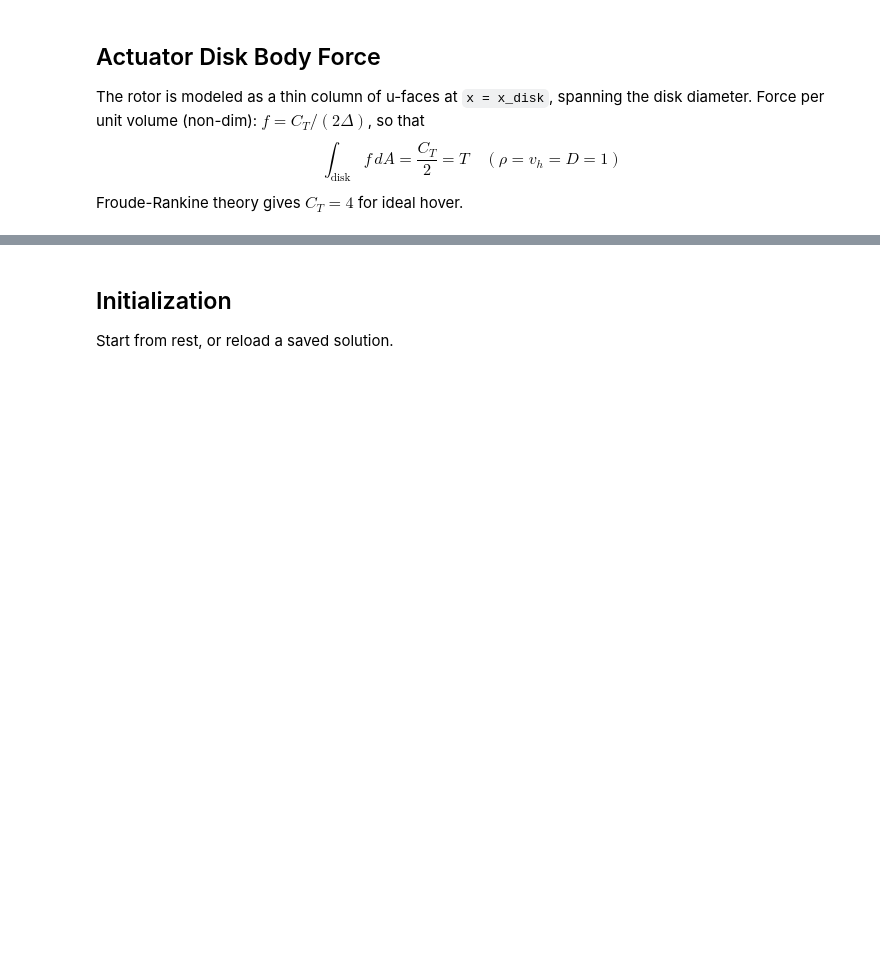
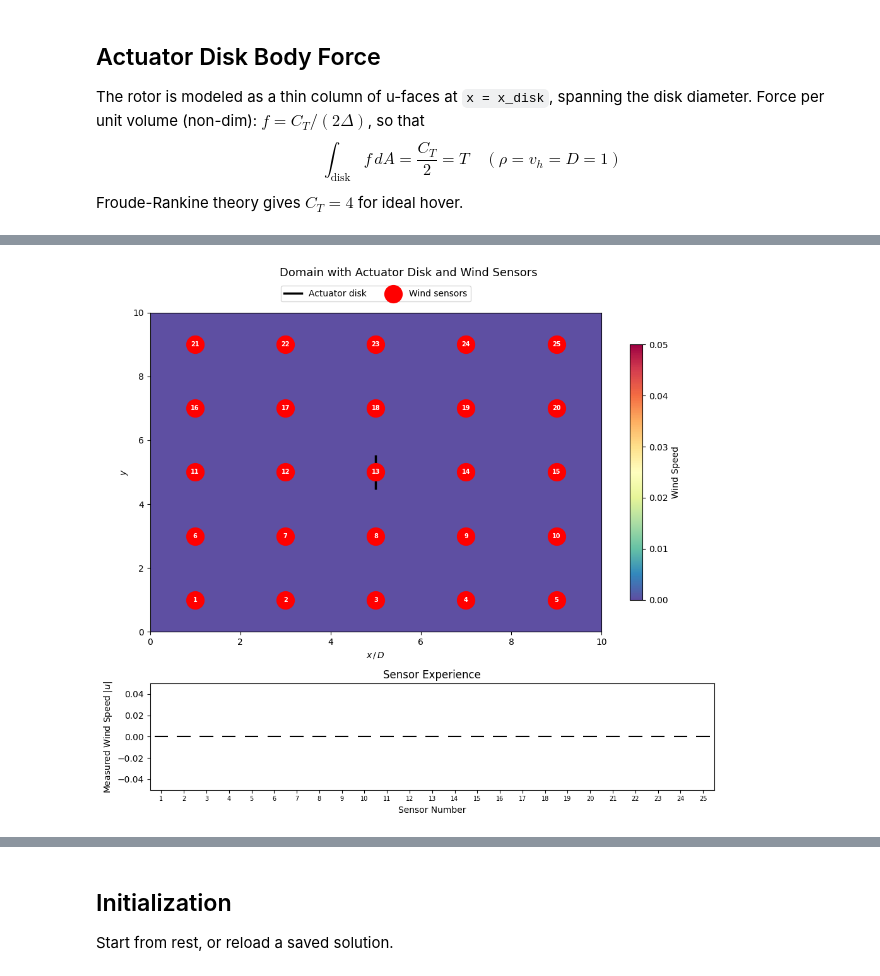
Before and after one commit to jadenmecham/ME-793-CFD, a Jupyter notebook: project_3/project_3.ipynb, the cells around one changed output, grey strips where cells are left out. Drawn from its saved outputs; the diff is of its cells as text; code cells hidden in the pictures; blank space fills up the shorter version.

```diff
--- a/project_3/project_3.ipynb
+++ b/project_3/project_3.ipynb
@@ -41,20 +41,20 @@ D     = 1.0          # Disk diameter (length scale)
 visc  = v_h * D / Re # kinematic viscosity
 
 # --- Domain ---
-xL, xR = 0.0, 8.0   # 8D wide
-yB, yT = 0.0, 4.0   # 4D tall
+xL, xR = 0.0, 10.0  # 10D wide
+yB, yT = 0.0, 10.0  # 10D tall
 Lx = xR - xL
 Ly = yT - yB
 
 # --- Disk geometry ---
-x_disk  = 2.0        # disk x-position (2D from left wall)
-y_lo    = 1.5        # disk lower edge (centered: y_center = 2.0, D = 1)
-y_hi    = 2.5        # disk upper edge
+x_disk  = 5.0        # disk x-position (domain centre)
+y_lo    = 4.5        # disk lower edge (centred: y_center = 5.0, D = 1)
+y_hi    = 5.5        # disk upper edge
 
 # --- Grid (square cells: dx = dy = delta) ---
-ny     = 64
-delta  = Ly / ny     # cell size = 4/64 = 0.0625
-nx     = int(round(Lx / delta))  # = 128
+ny     = 100
+delta  = Ly / ny     # cell size = 10/100 = 0.1  →  D/delta = 10 cells
+nx     = int(round(Lx / delta))  # = 1000
 dx = dy = delta
 
 # --- DOFs ---
@@ -72,6 +72,7 @@ end_time = 10
 max_step = int(end_time / dt)
 
 print(f'Grid: nx={nx}, ny={ny},  delta={delta:.5f}')
+print(f'D/delta = {D/delta:.0f} cells across disk diameter')
 print(f'dt={dt:.6f},  max_step={max_step},  end_time={end_time:.1f}')
 print(f'Re={Re},  visc={visc:.5f},  C_T={C_T}')
 # %% [output]
@@ -178,0 +186,80 @@ Thrust integral = 2.000000  (expected C_T/2 = 2.0)
+# %%
+# ── geometry for this check ──────────────────────────────────────────
+x_disk_mid = (xL + xR) / 2          # 5.0  (domain centre)
+y_center   = (y_lo + y_hi) / 2      # 5.0
+disk_half  = (y_hi - y_lo) / 2      # 0.5
+
+# ── sensor grid: 5×5 at x, y ∈ {1, 3, 5, 7, 9} ──────────────────────
+grid_coords = np.array([1, 3, 5, 7, 9], dtype=float)
+SX, SY = np.meshgrid(grid_coords, grid_coords)  # x varies fastest
+sensor_xs = SX.flatten()   # shape (25,)
+sensor_ys = SY.flatten()
+n_sensors = len(sensor_xs)
+
+# ── free-flow field (prop off = zero velocity everywhere) ─────────────
+U_free = np.zeros(n_vel)
+P_free = np.zeros(n_cells)
+u_free, v_free, _ = ad.extract_fields(U_free, P_free, ip, iu, iv, nx, ny)
+
+# ── sample |u| at each sensor via nearest-neighbour on u-face grid ────
+sensor_speeds = np.zeros(n_sensors)
+for k, (sx, sy) in enumerate(zip(sensor_xs, sensor_ys)):
+    ix = np.argmin(np.abs(xu - sx))
+    iy = np.argmin(np.abs(yu - sy))
+    sensor_speeds[k] = abs(u_free[ix, iy])
+
+# ── figure ────────────────────────────────────────────────────────────
+fig, (ax_map, ax_wind) = plt.subplots(
+    2, 1, figsize=(10, 9),
+    gridspec_kw={'height_ratios': [3, 1]}
+)
+fig.suptitle('Domain with Actuator Disk and Wind Sensors', fontsize=13)
+
+# TOP — u-velocity heatmap
+im = ax_map.imshow(
+    np.abs(u_free).T,
+    origin='lower', aspect='auto',
+    extent=[xL, xR, yB, yT],
+    cmap='Spectral_r', vmin=0, vmax=0.05
+)
+plt.colorbar(im, ax=ax_map, label='Wind Speed', shrink=0.8)
+
+# disk: solid black vertical line
+ax_map.plot(
+    [x_disk_mid, x_disk_mid],
+    [y_center - disk_half, y_center + disk_half],
+    'k-', linewidth=2.5, label='Actuator disk'
+)
+
+# sensors: numbered red dots
+ax_map.scatter(sensor_xs, sensor_ys, color='red', s=400, zorder=5, label='Wind sensors')
+for k, (sx, sy) in enumerate(zip(sensor_xs, sensor_ys)):
+    ax_map.text(sx, sy, str(k + 1),
+                ha='center', va='center',
+                color='white', fontsize=7, fontweight='bold', zorder=6)
+ax_map.set(xlim=(xL, xR), ylim=(yB, yT),
+           xlabel=r'$x\,/\,D$', ylabel=r'$y$')
+ax_map.legend(loc='lower center', bbox_to_anchor=(0.5, 1.02),
+              ncol=2, frameon=True)
+
+# BOTTOM — floating bar chart
+sensor_nums = np.arange(1, n_sensors + 1)
+bar_width = 0.6
+ax_wind.bar(sensor_nums, sensor_speeds, width=bar_width, color='red', alpha=0.7)
+ax_wind.hlines(np.zeros(n_sensors), sensor_nums - bar_width / 2, sensor_nums + bar_width / 2,
+               colors='black', linewidth=1.5)
+ax_wind.set(xlim=(0.5, n_sensors + 0.5), ylim=(-0.05, 0.05),
+            xlabel='Sensor Number',
+            ylabel=r'Measured Wind Speed $|u|$',
+            title='Sensor Experience')
+ax_wind.set_xticks(sensor_nums)
+ax_wind.set_xticklabels(sensor_nums, fontsize=7)
+
+plt.tight_layout()
+plt.show()
+print(f'Max sensor reading: {sensor_speeds.max():.2e}  (expected 0.0)')
+
+# save to report/figs folder
+# fig.savefig(os.path.join('report', 'figs', 'free_flow_validation.png'), dpi=300)
+# %% [output]
+[figure, added]
```
Also changed, not shown: parts of 14 cells of this notebook, 8 other files.
